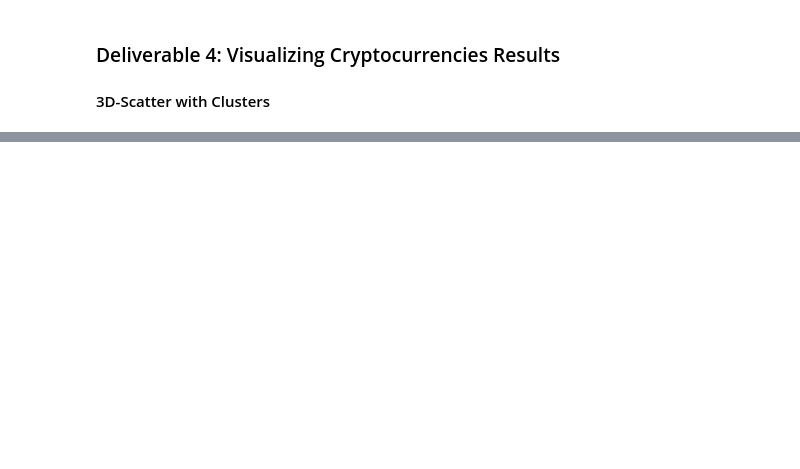
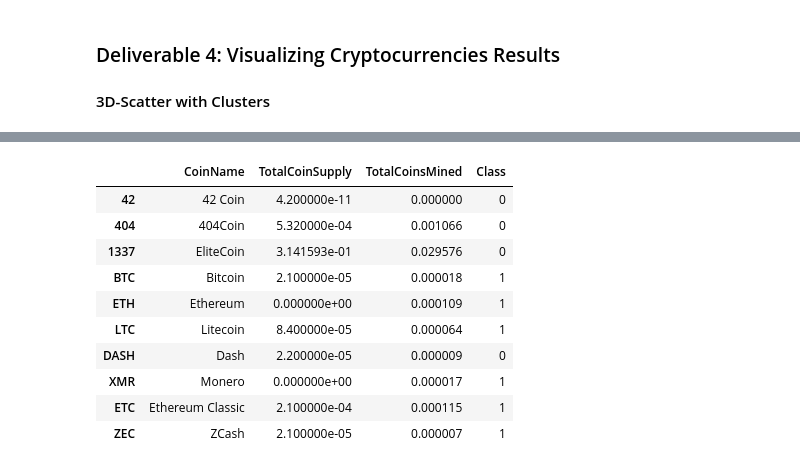
Before and after one commit to MuzX9p088KKe/Cryptocurrencies, a Jupyter notebook: crypto_clustering.ipynb, the cells around one changed output, grey strips where cells are left out. Saved outputs shown, nothing was run; the diff lists cells and outputs as text; code cells hidden in the pictures; blank space fills up the shorter version.

```diff
--- a/crypto_clustering.ipynb
+++ b/crypto_clustering.ipynb
@@ -254,0 +229,3 @@ clustered_df.head(10)
+# %%
+clustered_df["Class"] = clustered_df["Class"].astype(str)
+clustered_df.dtypes
@@ -268,3 +276,5 @@ clustered_df.head(10)
 # %%
 # Scaling data to create the scatter plot with tradable cryptocurrencies.
-# YOUR CODE HERE
+mms = MinMaxScaler()
+scaled_tradable = mms.fit_transform(clustered_df[["TotalCoinSupply", "TotalCoinsMined"]])
+scaled_tradable
@@ -271,13 +289,26 @@ clustered_df.head(10)
 # %%
 # Create a new DataFrame that has the scaled data with the clustered_df DataFrame index.
-# YOUR CODE HERE
+mms_df = pd.DataFrame(scaled_tradable, columns=["TotalCoinSupply", "TotalCoinsMined"], index=clustered_df.index)
 
 # Add the "CoinName" column from the clustered_df DataFrame to the new DataFrame.
-# YOUR CODE HERE
+mms_df["CoinName"] = names_df["CoinName"]
 
 # Add the "Class" column from the clustered_df DataFrame to the new DataFrame.
-# YOUR CODE HERE
+mms_df["Class"] = clustered_df["Class"]
 
-plot_df.head(10)
+mms_df = mms_df[['CoinName', 'TotalCoinSupply', 'TotalCoinsMined', 'Class']]
+mms_df.head(10)
+# %% [output]
+|  | CoinName | TotalCoinSupply | TotalCoinsMined | Class |
+| 42 | 42 Coin | 4.200000e-11 | 0.000000 | 0 |
+| 404 | 404Coin | 5.320000e-04 | 0.001066 | 0 |
+| 1337 | EliteCoin | 3.141593e-01 | 0.029576 | 0 |
+| BTC | Bitcoin | 2.100000e-05 | 0.000018 | 1 |
+| ETH | Ethereum | 0.000000e+00 | 0.000109 | 1 |
+| LTC | Litecoin | 8.400000e-05 | 0.000064 | 1 |
+| DASH | Dash | 2.200000e-05 | 0.000009 | 0 |
+| XMR | Monero | 0.000000e+00 | 0.000017 | 1 |
+| ETC | Ethereum Classic | 2.100000e-04 | 0.000115 | 1 |
+| ZEC | ZCash | 2.100000e-05 | 0.000007 | 1 |
 # %%
 # Create a hvplot.scatter plot using x="TotalCoinsMined" and y="TotalCoinSupply".
```
Also changed, not shown: parts of 12 cells of this notebook.
